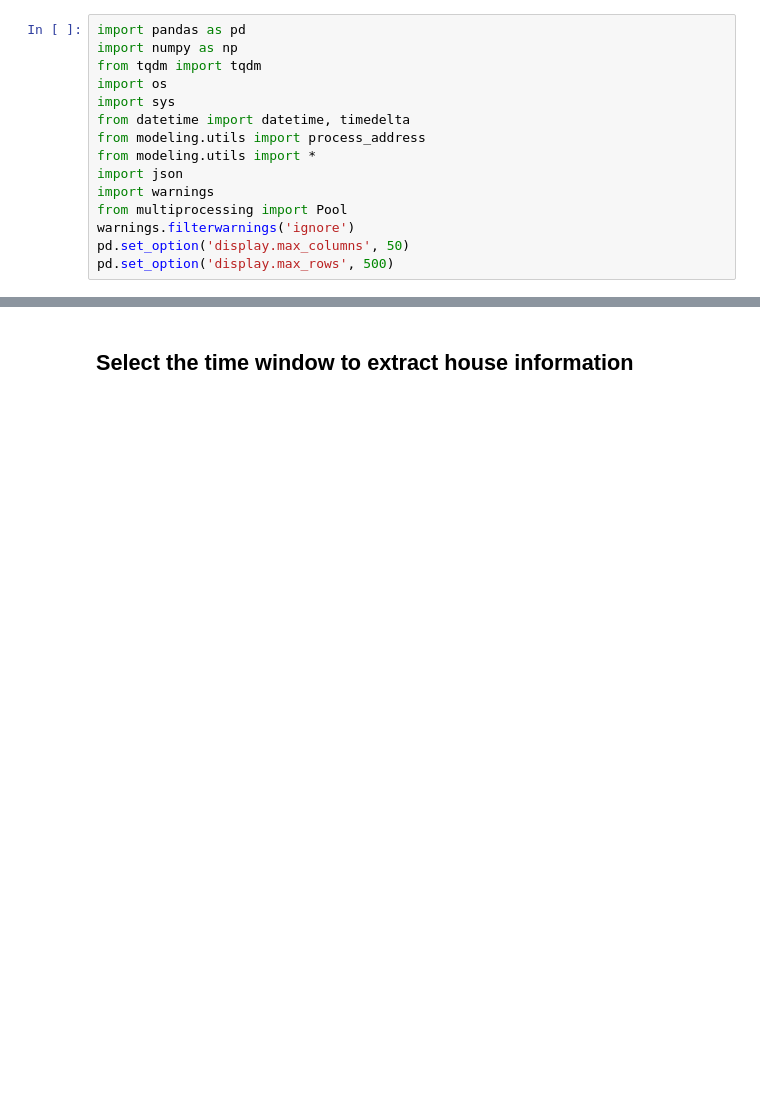
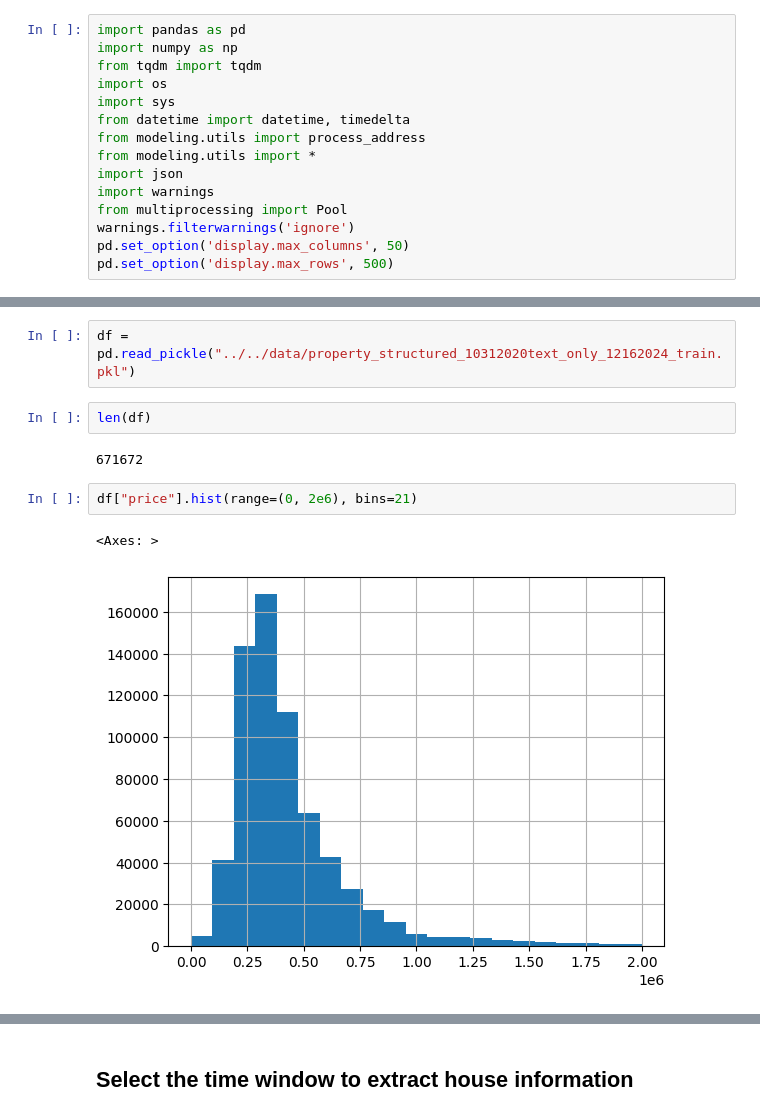
Before and after one commit to HoustonJ2013/property_price_multi_modality, a Jupyter notebook: notebooks/data_prep/raw_table_prep.ipynb, the cells around one changed output, grey strips where cells are left out. Cells and saved outputs as stored; diff of their text form; blank space fills up the shorter version.

```diff
--- a/notebooks/data_prep/raw_table_prep.ipynb
+++ b/notebooks/data_prep/raw_table_prep.ipynb
@@ -15,0 +21,11 @@ pd.set_option('display.max_rows', 500)
+# %%
+df = pd.read_pickle("../../data/property_structured_10312020text_only_12162024_train.pkl")
+# %%
+len(df)
+# %% [output]
+671672
+# %%
+df["price"].hist(range=(0, 2e6), bins=21)
+# %% [output]
+<Axes: >
+[figure, added]
```
Also changed, not shown: parts of 36 cells of this notebook, 4 other files.
